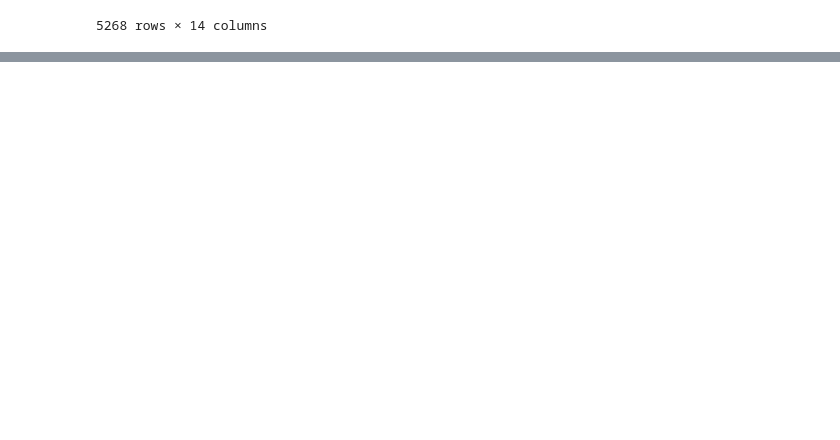
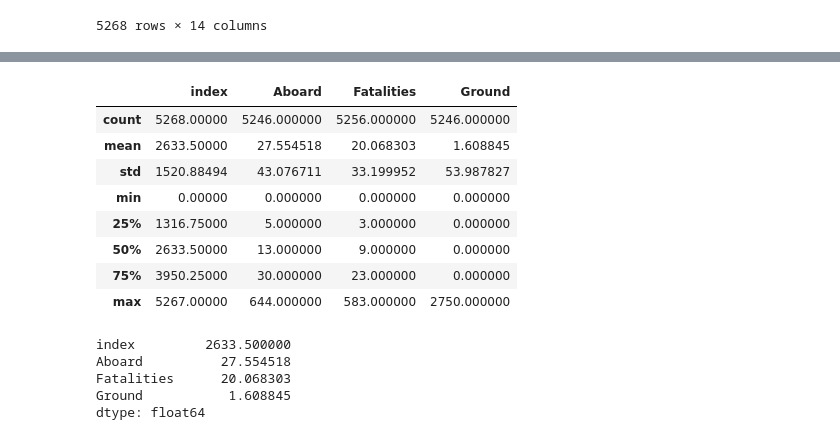
Before and after one commit to shivs2000/freeCodeCamp_ml, a Jupyter notebook: Panda_basics.ipynb, the cells around one changed output, grey strips where cells are left out. Drawn from its saved outputs; the diff is of its cells as text; code cells hidden in the pictures; blank space fills up the shorter version.

```diff
--- a/Panda_basics.ipynb
+++ b/Panda_basics.ipynb
@@ -57,0 +157,20 @@ df
+# %%
+df.describe()
+# %% [output]
+|  | index | Aboard | Fatalities | Ground |
+| count | 5268.00000 | 5246.000000 | 5256.000000 | 5246.000000 |
+| mean | 2633.50000 | 27.554518 | 20.068303 | 1.608845 |
+| std | 1520.88494 | 43.076711 | 33.199952 | 53.987827 |
+| min | 0.00000 | 0.000000 | 0.000000 | 0.000000 |
+| 25% | 1316.75000 | 5.000000 | 3.000000 | 0.000000 |
+| 50% | 2633.50000 | 13.000000 | 9.000000 | 0.000000 |
+| 75% | 3950.25000 | 30.000000 | 23.000000 | 0.000000 |
+| max | 5267.00000 | 644.000000 | 583.000000 | 2750.000000 |
+# %%
+df.mean()
+# %% [output]
+index         2633.500000
+Aboard          27.554518
+Fatalities      20.068303
+Ground           1.608845
+dtype: float64
```
Also changed, not shown: parts of 15 cells of this notebook.
